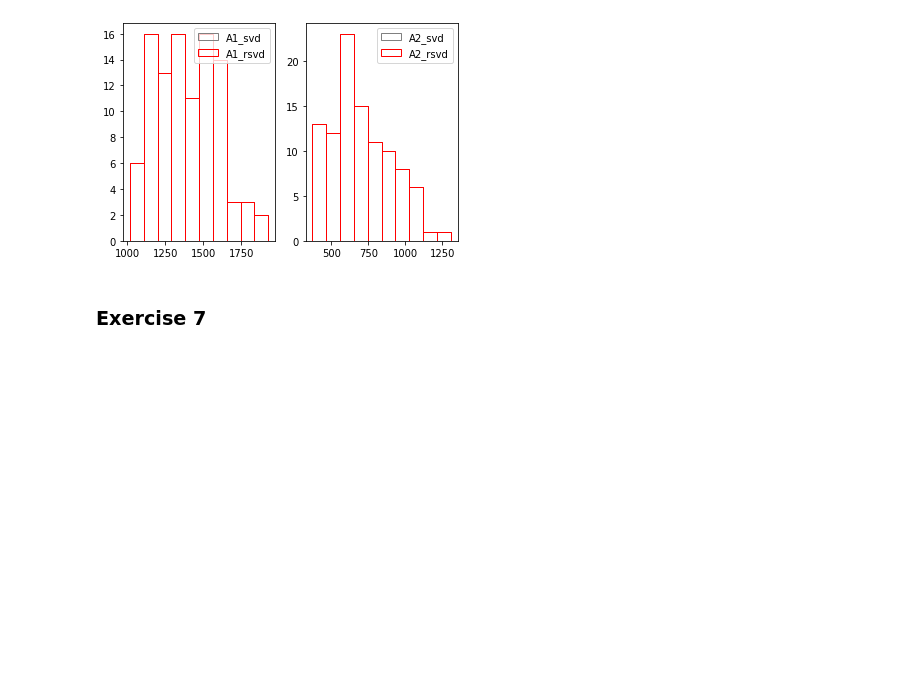
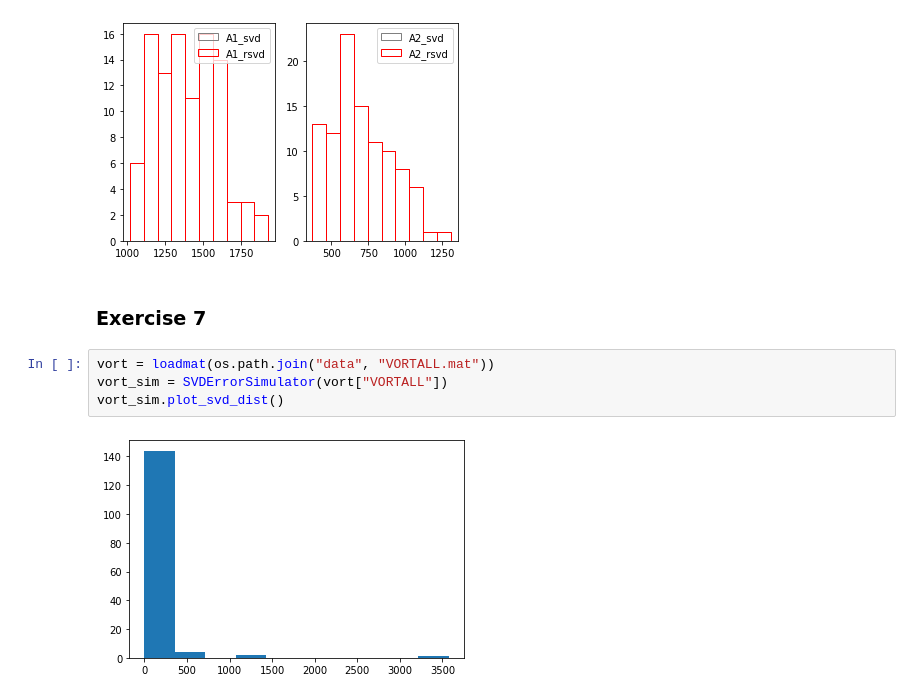
Before and after one commit to stochasticallyconverging/datadrivenengineering, a Jupyter notebook: svd.ipynb, the cells around one changed output. Cells and saved outputs as stored; diff of their text form; blank space fills up the shorter version.

Commit message:
plot_svd_dist is implemented for SVDErrorSimulator

```diff
--- a/svd.ipynb
+++ b/svd.ipynb
@@ -515,3 +516,9 @@ plt.show()
 [figure]
 # %% [markdown]
 ### Exercise 7
+# %%
+vort = loadmat(os.path.join("data", "VORTALL.mat"))
+vort_sim = SVDErrorSimulator(vort["VORTALL"])
+vort_sim.plot_svd_dist()
+# %% [output]
+[figure, added]
```
Also changed, not shown: parts of 2 cells of this notebook, 3 other files.
